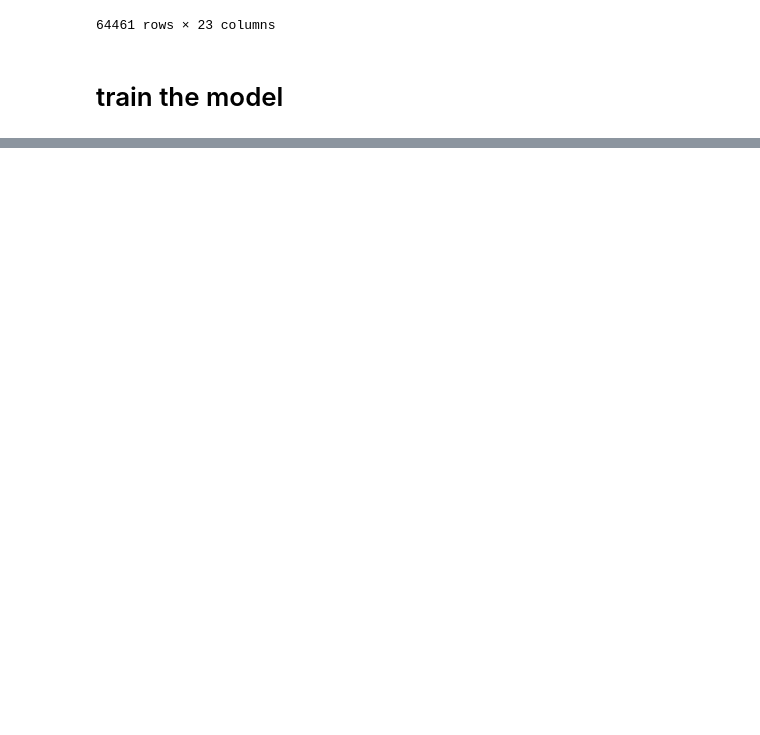
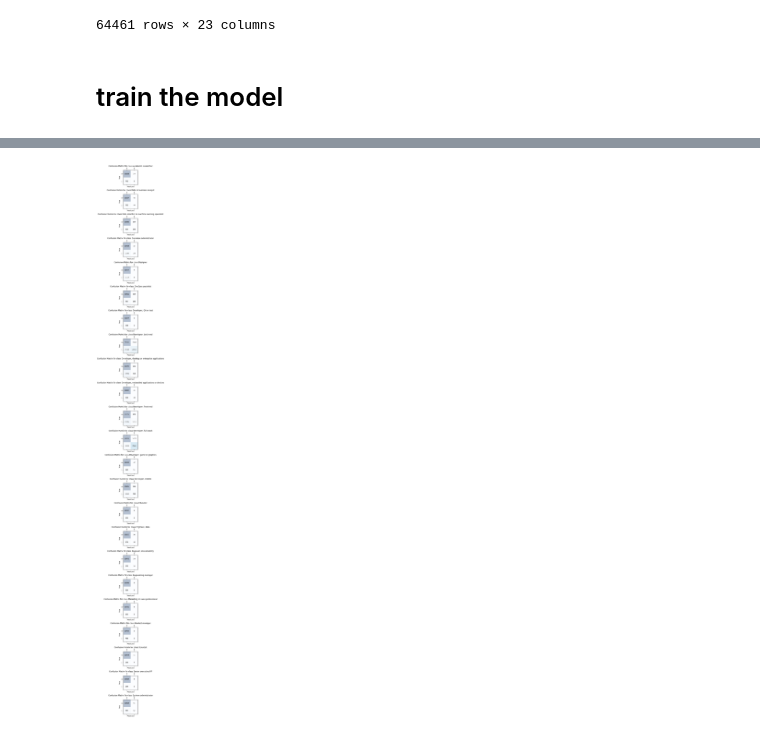
Before and after one commit to joseph-tharwat/stackoverflowDeveloper, a Jupyter notebook: notebooks/4_feature_engineering.ipynb, the cells around one changed output, grey strips where cells are left out. Saved outputs shown, nothing was run; the diff lists cells and outputs as text; code cells hidden in the pictures; blank space fills up the shorter version.

Commit message:
train 3 models with/out new features

```diff
--- a/notebooks/4_feature_engineering.ipynb
+++ b/notebooks/4_feature_engineering.ipynb
@@ -255,3 +258,6 @@ y
 64461 rows × 23 columns
 # %% [markdown]
 # train the model
+# %%
+df_onehot_clusters = pd.concat([df_skills,df_cluster], axis=1)
+df_onehot_clusters.head()
@@ -257,0 +272,4 @@ y
+# %%
+X_train, X_test, y_train, y_test = train_test_split(df_onehot_clusters, y, test_size=0.2, random_state=0)
+print(X_train.shape)
+print(X_test.shape)
@@ -257,0 +281,5 @@ y
+# %%
+model = MultiOutputClassifier(LogisticRegression())
+model.fit(X_train[df_skills.columns], y_train)
+
+y_pred = model.predict(X_test[df_skills.columns])
@@ -257,0 +294,18 @@ y
+# %%
+def plot_multilabel_confusion_matrix(mcm, class_names):
+    fig, axes = plt.subplots(len(class_names), 1, figsize=(50, 50))
+    for i, (cm, class_name) in enumerate(zip(mcm, class_names)):
+        axes[i].matshow(cm, cmap=plt.cm.Blues, alpha=0.3)
+        for j in range(cm.shape[0]):
+            for k in range(cm.shape[1]):
+                axes[i].text(x=k, y=j, s=cm[j, k], va='center', ha='center')
+        axes[i].set_xlabel('Predicted')
+        axes[i].set_ylabel('True')
+        axes[i].set_title(f'Confusion Matrix for class {class_name}')
+    plt.tight_layout()
+    plt.show()
+# %%
+cm = multilabel_confusion_matrix(y_test, y_pred)
+plot_multilabel_confusion_matrix(cm,jobs)
+# %% [output]
+[figure, added]
```
Also changed, not shown: parts of 12 cells of this notebook.
